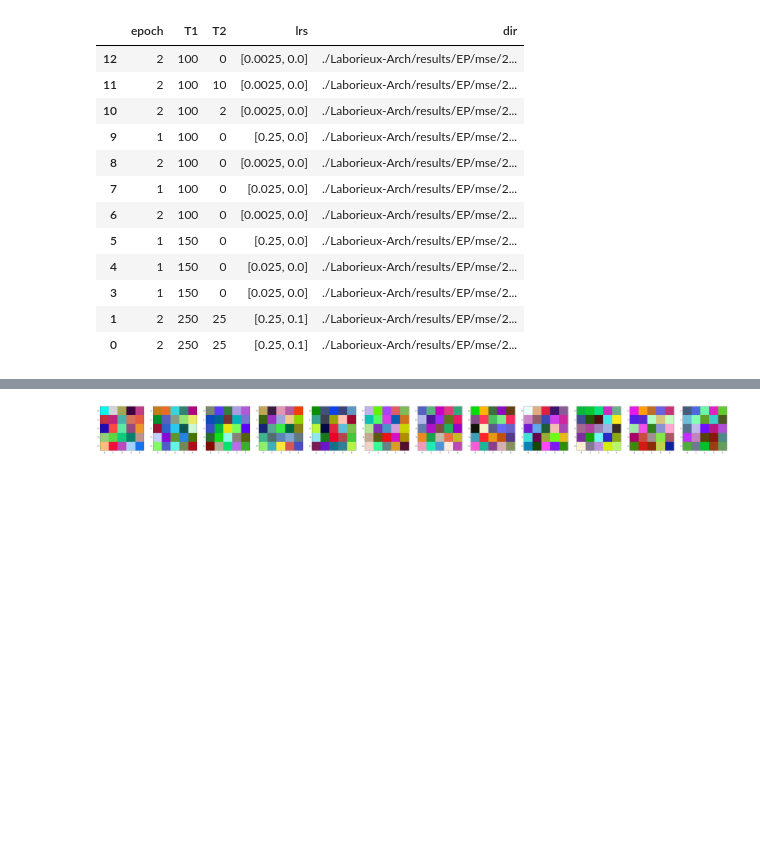
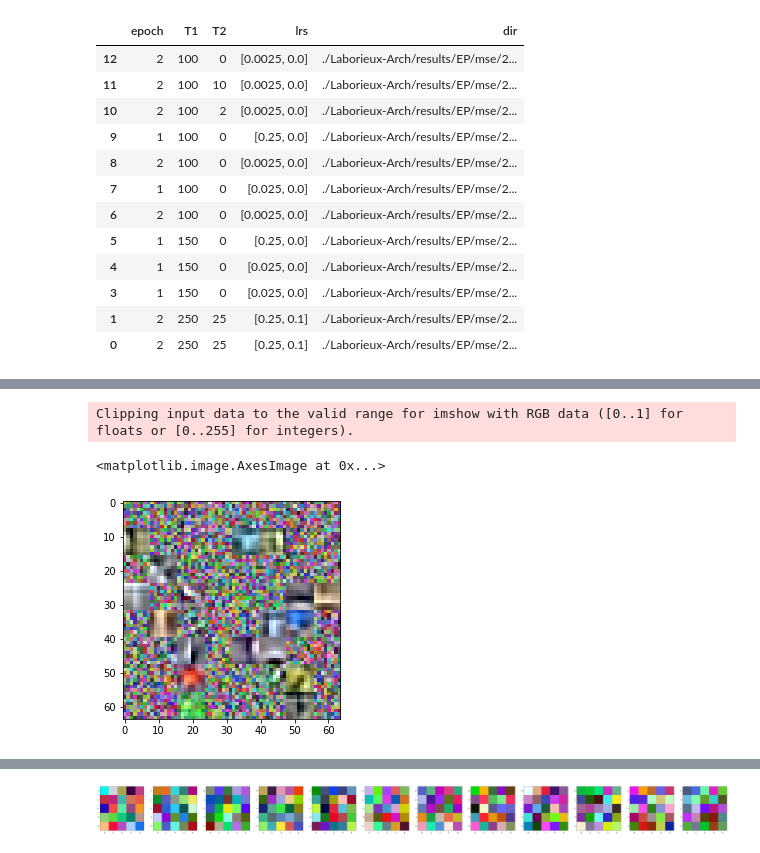
Before and after one commit to ajherman/Equilibrium-Propagation, a Jupyter notebook: Plot_Robustness.ipynb, the cells around one changed output, grey strips where cells are left out. Cells and saved outputs as stored; diff of their text form; code cells hidden in the pictures; blank space fills up the shorter version.

```diff
--- a/Plot_Robustness.ipynb
+++ b/Plot_Robustness.ipynb
@@ -325,0 +362,8 @@ for idx in range(12):
+# %%
+featm = np.asarray([montage(sparsecoding.synapses[0].weight.transpose(0,2).transpose(1,3)[:,:,:,i].data.numpy()) for i in range(3)])
+# %%
+plt.imshow(featm.transpose(1,2,0)*3 + 0.5)
+# %% [output]
+Clipping input data to the valid range for imshow with RGB data ([0..1] for floats or [0..255] for integers).
+<matplotlib.image.AxesImage at 0x...>
+[figure, added]
```
Also changed, not shown: parts of 17 cells of this notebook, 6 other files.
